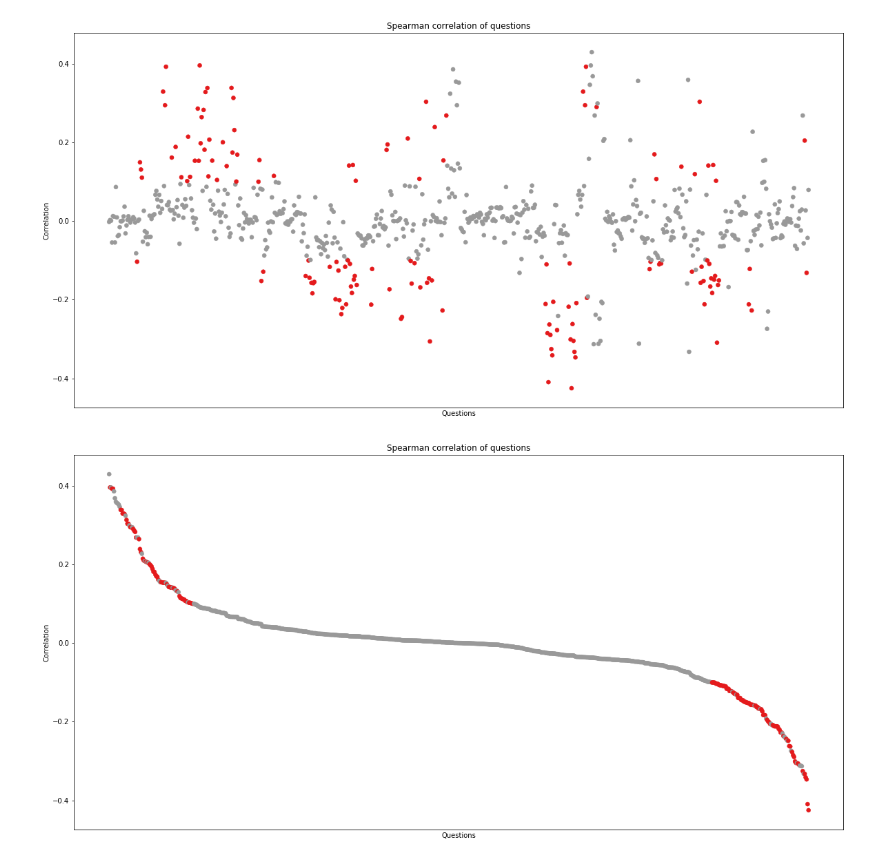
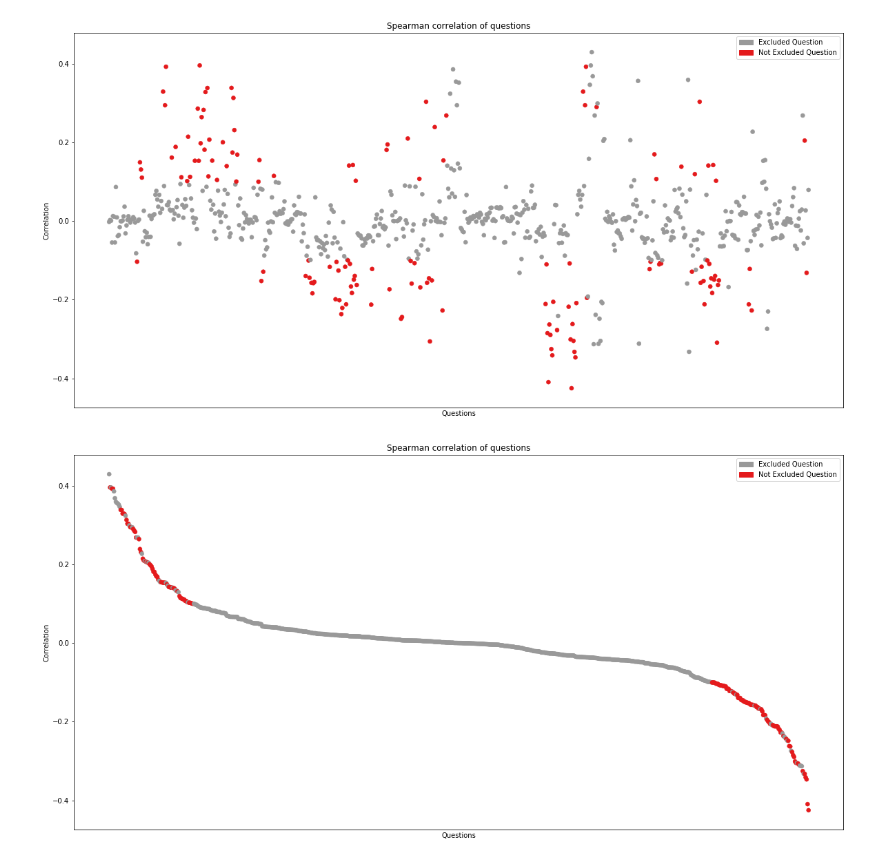
Before and after one commit to seoruosa/ds-for-healthcare-final-project-autism, a Jupyter notebook: notebooks/3.2.1-correlation.ipynb, the cells around one changed output. Cells and saved outputs as stored; diff of their text form; code cells hidden in the pictures.

Commit message:
added a legend to the figures

```diff
--- a/notebooks/3.2.1-correlation.ipynb
+++ b/notebooks/3.2.1-correlation.ipynb
@@ -49,5 +49,5 @@ description_itens_list = ['screener', 'asd', 'autism', 'sc ', 'cshcn', 'indicato
 autism_related_columns = [col for col in vNames.allColumns() if any(c in vNames.descriptionOfColumn(col).lower() for c in description_itens_list)]
 # print(autism_related_columns)
 # %%
-for col in autism_related_columns:
-    print(f"{col}   {vNames.descriptionOfColumn(col)}")
+# for col in autism_related_columns:
+#     print(f"{col}   {vNames.descriptionOfColumn(col)}")
@@ -81,6 +63,7 @@ df_to_model = df[model_columns]
 # df_to_model.head()
 # %%
 import matplotlib.pyplot as plt
+import matplotlib.patches as mpatches
 from seaborn import palplot, color_palette
 
 color_pal = color_palette("Set1")
@@ -90,26 +73,32 @@ notExcludedModelColor = color_pal[0]
 df_spearman_corr.reset_index(inplace=True)
 df_spearman_corr['color'] = df_spearman_corr['index'].apply(lambda x: notExcludedModelColor if x in model_columns else excludedColor)
 df_spearman_corr.set_index('index', inplace=True)
+
+
+notExcluded_patch = mpatches.Patch(color=notExcludedModelColor, label='Not Excluded Question')
+excluded_patch = mpatches.Patch(color=excludedColor, label='Excluded Question')
 # %%
 %matplotlib inline
 
 cfg = {'linewidth':0.5,
       'marker':'o'}
 
 # marker=markerList,
 plt.figure(figsize=(20, 10))
 fig = plt.scatter(df_spearman_corr.index, df_spearman_corr.spearman, c=df_spearman_corr.color, **cfg)
 
 plt.title("Spearman correlation of questions")
 plt.ylabel('Correlation')
 plt.xlabel('Questions')
 plt.xticks(list())
+plt.legend(handles=[excluded_patch, notExcluded_patch])
 
 plt.show()
 # %% [output]
-[figure, old version]
+[figure, new version]
 # %%
 %matplotlib inline
+
 
 cfg = {'linewidth':0.5,
       'marker':'o'}
@@ -124,7 +113,8 @@ plt.title("Spearman correlation of questions")
 plt.ylabel('Correlation')
 plt.xlabel('Questions')
 plt.xticks(list())
+plt.legend(handles=[excluded_patch, notExcluded_patch])
 
 plt.show()
 # %% [output]
-[figure, old version]
+[figure, new version]
```
Also changed, not shown: parts of 1 cell of this notebook.
